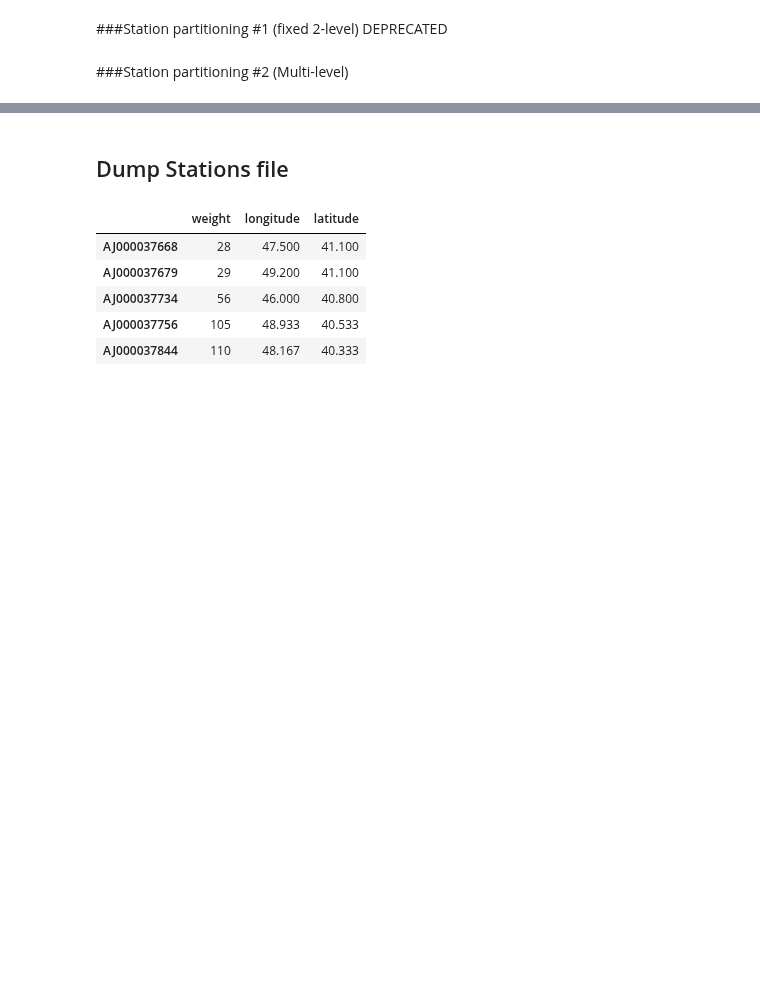
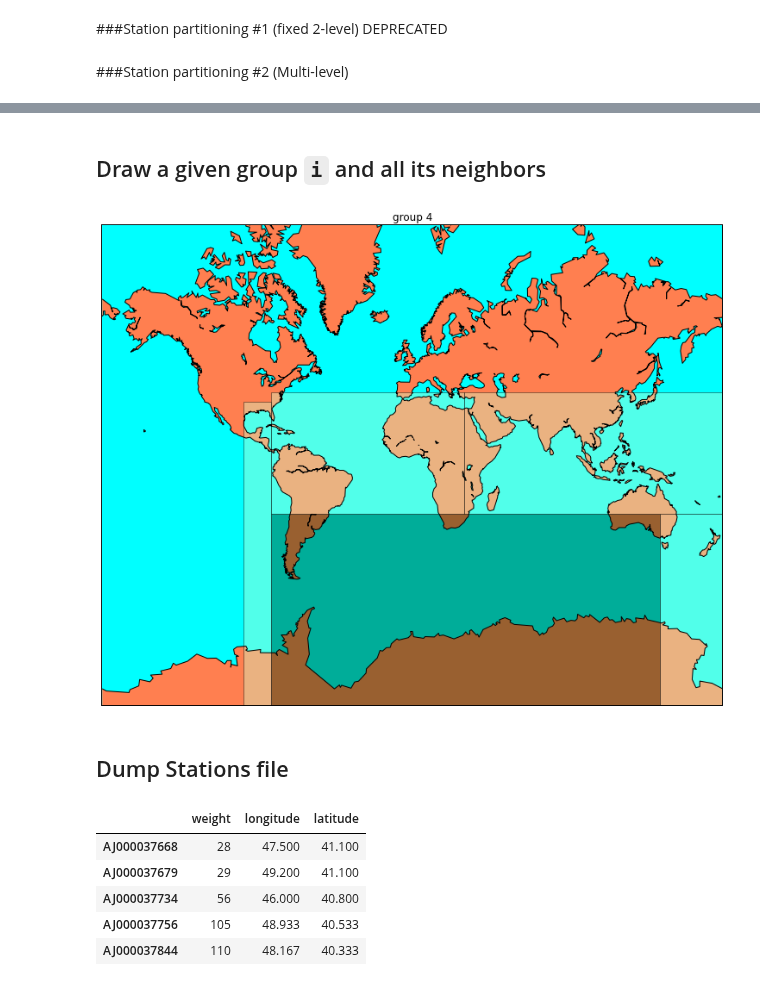
Before and after one commit to panagosg7/UCSD_BigData, a Jupyter notebook: notebooks/weather.mapreduce/Weather_01.ipynb, the cells around one changed output, grey strips where cells are left out. Saved outputs shown, nothing was run; the diff lists cells and outputs as text; code cells hidden in the pictures; blank space fills up the shorter version.

```diff
--- a/notebooks/weather.mapreduce/Weather_01.ipynb
+++ b/notebooks/weather.mapreduce/Weather_01.ipynb
@@ -657,3 +764,55 @@ plt.show()
+# %% [markdown]
+## Draw a given group `i` and all its neighbors
+# %%
+# http://matplotlib.org/basemap/users/merc.html
+
+from mpl_toolkits.basemap import Basemap
+import numpy as np
+
+import matplotlib.pyplot as plt
+
+lonmin=-180;lonmax=180;latsmin=-80;latsmax=80;
+plt.figure(figsize=(15,10),dpi=300)
+m = Basemap(projection='merc',
+            llcrnrlat=latsmin,urcrnrlat=latsmax,\
+            llcrnrlon=lonmin,urcrnrlon=lonmax, \
+            lat_ts=20,
+            resolution='c')  # 'l','i'
+m.drawcoastlines()
+m.fillcontinents(color='coral',lake_color='aqua')
+m.drawmapboundary(fill_color='aqua')
+
+
+
+
+# Draw group `i` and all neighbors
+
+from random import randint
+
+groups = hi.get_groups()
+
+# pick a random group
+g = randint(0,2**num_levels-1)
+dark  = '#003300'
+row = groups.loc[g]
+
+# draw it
+draw_screen_poly(g, row.west, row.east, row.south, row.north, m, dark)
+
+# find its neighbors
+neighbors = [ n for n in hi.get_neighbors(g) ]
+
+light = '#CCFFCC'
+for neighbor in neighbors:
+    row = groups.loc[neighbor]
+    draw_screen_poly(g, row.west, row.east, row.south, row.north, m, light)
+
+
+# plt.legend()
+plt.title('group ' + str(g) )
+plt.show()
+# %% [output]
+[figure, added]
 # %% [markdown]
 ## Dump Stations file
 # %%
```
Also changed, not shown: parts of 15 cells of this notebook, 2 other files.
